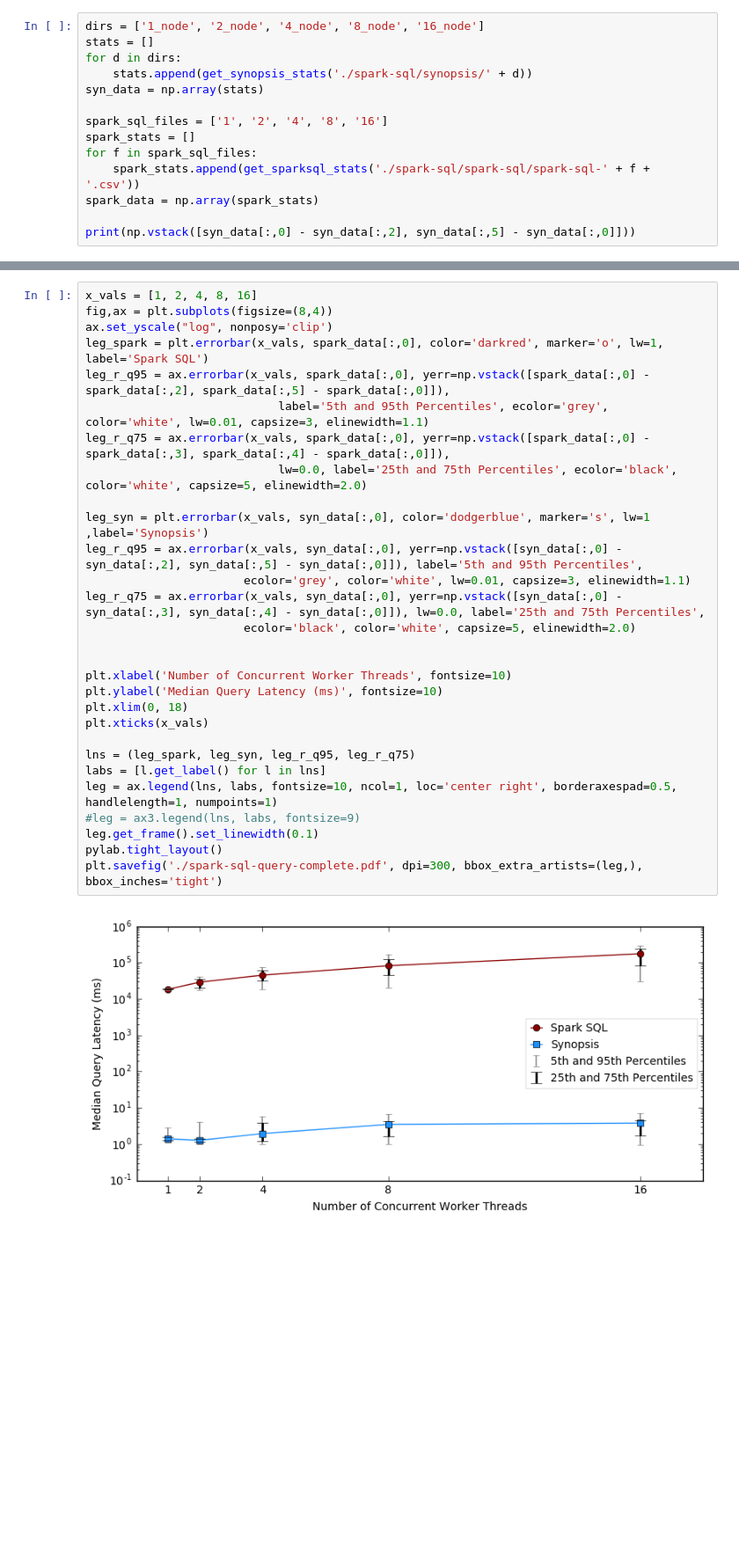
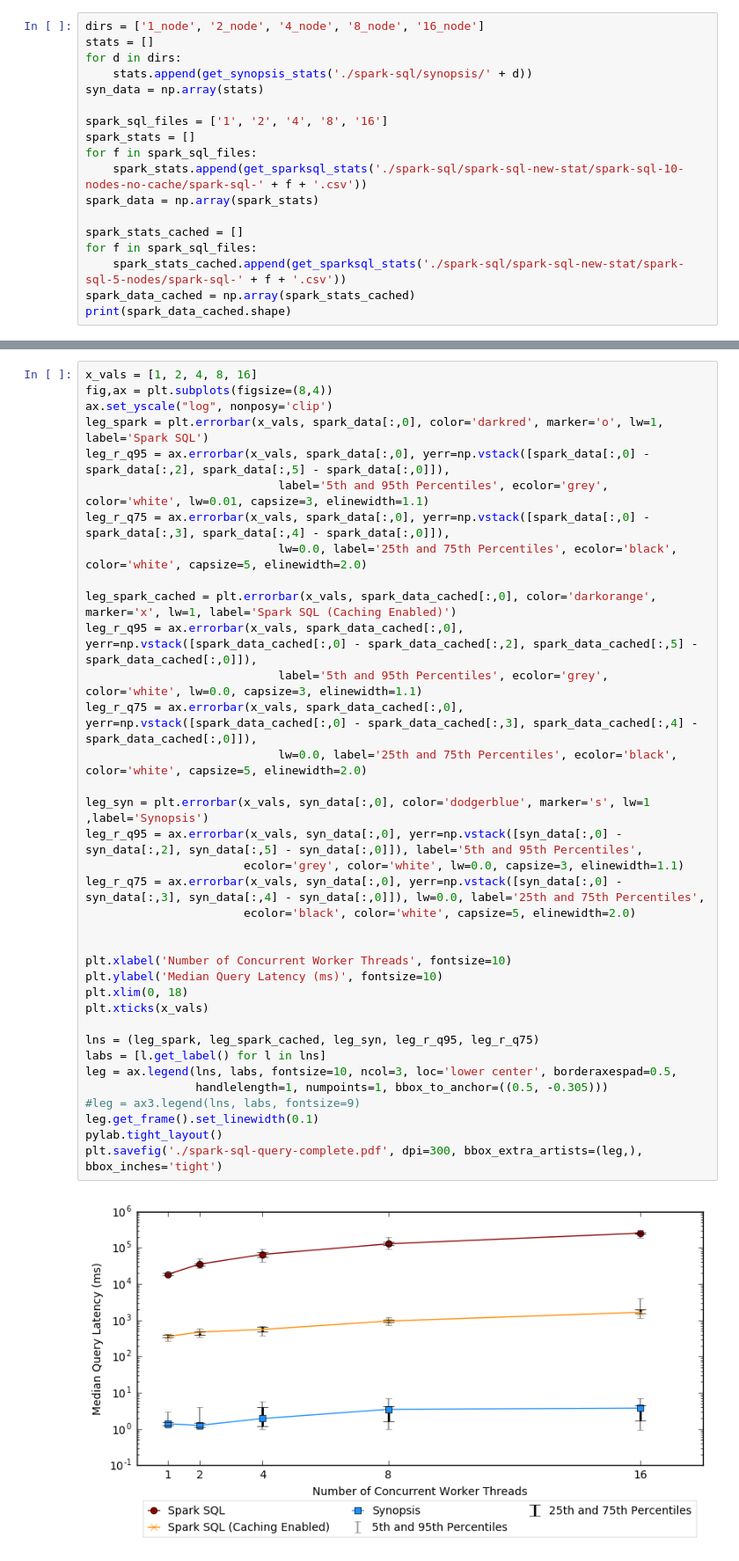
Before and after one commit to thilinamb/synopsis, a Jupyter notebook: benchmarks/spark/spark-sql-analysis.ipynb, the cells around one changed output, grey strips where cells are left out. Shown at 88% size. Drawn from its saved outputs; the diff is of its cells as text; blank space fills up the shorter version.

Commit message:
Adding new data with caching enabled in Spark.

```diff
--- a/benchmarks/spark/spark-sql-analysis.ipynb
+++ b/benchmarks/spark/spark-sql-analysis.ipynb
@@ -52,8 +52,12 @@ syn_data = np.array(stats)
 spark_sql_files = ['1', '2', '4', '8', '16']
 spark_stats = []
 for f in spark_sql_files:
-    spark_stats.append(get_sparksql_stats('./spark-sql/spark-sql/spark-sql-' + f + '.csv'))
+    spark_stats.append(get_sparksql_stats('./spark-sql/spark-sql-new-stat/spark-sql-10-nodes-no-cache/spark-sql-' + f + '.csv'))
 spark_data = np.array(spark_stats)
 
-print(np.vstack([syn_data[:,0] - syn_data[:,2], syn_data[:,5] - syn_data[:,0]]))
+spark_stats_cached = []
+for f in spark_sql_files:
+    spark_stats_cached.append(get_sparksql_stats('./spark-sql/spark-sql-new-stat/spark-sql-5-nodes/spark-sql-' + f + '.csv'))
+spark_data_cached = np.array(spark_stats_cached)
+print(spark_data_cached.shape)
 # %% [output]
@@ -62,31 +65,38 @@ print(np.vstack([syn_data[:,0] - syn_data[:,2], syn_data[:,5] - syn_data[:,0]]))
 # %%
 x_vals = [1, 2, 4, 8, 16]
 fig,ax = plt.subplots(figsize=(8,4))
 ax.set_yscale("log", nonposy='clip')
 leg_spark = plt.errorbar(x_vals, spark_data[:,0], color='darkred', marker='o', lw=1, label='Spark SQL')
 leg_r_q95 = ax.errorbar(x_vals, spark_data[:,0], yerr=np.vstack([spark_data[:,0] - spark_data[:,2], spark_data[:,5] - spark_data[:,0]]),
                             label='5th and 95th Percentiles', ecolor='grey', color='white', lw=0.01, capsize=3, elinewidth=1.1)
 leg_r_q75 = ax.errorbar(x_vals, spark_data[:,0], yerr=np.vstack([spark_data[:,0] - spark_data[:,3], spark_data[:,4] - spark_data[:,0]]),
                             lw=0.0, label='25th and 75th Percentiles', ecolor='black', color='white', capsize=5, elinewidth=2.0)
 
+leg_spark_cached = plt.errorbar(x_vals, spark_data_cached[:,0], color='darkorange', marker='x', lw=1, label='Spark SQL (Caching Enabled)')
+leg_r_q95 = ax.errorbar(x_vals, spark_data_cached[:,0], yerr=np.vstack([spark_data_cached[:,0] - spark_data_cached[:,2], spark_data_cached[:,5] - spark_data_cached[:,0]]),
+                            label='5th and 95th Percentiles', ecolor='grey', color='white', lw=0.0, capsize=3, elinewidth=1.1)
+leg_r_q75 = ax.errorbar(x_vals, spark_data_cached[:,0], yerr=np.vstack([spark_data_cached[:,0] - spark_data_cached[:,3], spark_data_cached[:,4] - spark_data_cached[:,0]]),
+                            lw=0.0, label='25th and 75th Percentiles', ecolor='black', color='white', capsize=5, elinewidth=2.0)
+
 leg_syn = plt.errorbar(x_vals, syn_data[:,0], color='dodgerblue', marker='s', lw=1 ,label='Synopsis')
 leg_r_q95 = ax.errorbar(x_vals, syn_data[:,0], yerr=np.vstack([syn_data[:,0] - syn_data[:,2], syn_data[:,5] - syn_data[:,0]]), label='5th and 95th Percentiles',
-                       ecolor='grey', color='white', lw=0.01, capsize=3, elinewidth=1.1)
+                       ecolor='grey', color='white', lw=0.0, capsize=3, elinewidth=1.1)
 leg_r_q75 = ax.errorbar(x_vals, syn_data[:,0], yerr=np.vstack([syn_data[:,0] - syn_data[:,3], syn_data[:,4] - syn_data[:,0]]), lw=0.0, label='25th and 75th Percentiles',
                        ecolor='black', color='white', capsize=5, elinewidth=2.0)
 
 
 plt.xlabel('Number of Concurrent Worker Threads', fontsize=10)
 plt.ylabel('Median Query Latency (ms)', fontsize=10)
 plt.xlim(0, 18)
 plt.xticks(x_vals)
 
-lns = (leg_spark, leg_syn, leg_r_q95, leg_r_q75)
+lns = (leg_spark, leg_spark_cached, leg_syn, leg_r_q95, leg_r_q75)
 labs = [l.get_label() for l in lns]
-leg = ax.legend(lns, labs, fontsize=10, ncol=1, loc='center right', borderaxespad=0.5, handlelength=1, numpoints=1)
+leg = ax.legend(lns, labs, fontsize=10, ncol=3, loc='lower center', borderaxespad=0.5,
+                handlelength=1, numpoints=1, bbox_to_anchor=((0.5, -0.305)))
 #leg = ax3.legend(lns, labs, fontsize=9)
 leg.get_frame().set_linewidth(0.1)
 pylab.tight_layout()
 plt.savefig('./spark-sql-query-complete.pdf', dpi=300, bbox_extra_artists=(leg,), bbox_inches='tight')
 # %% [output]
-[figure, old version]
+[figure, new version]
```
Also changed, not shown: parts of 1 cell of this notebook, 17 other files.
